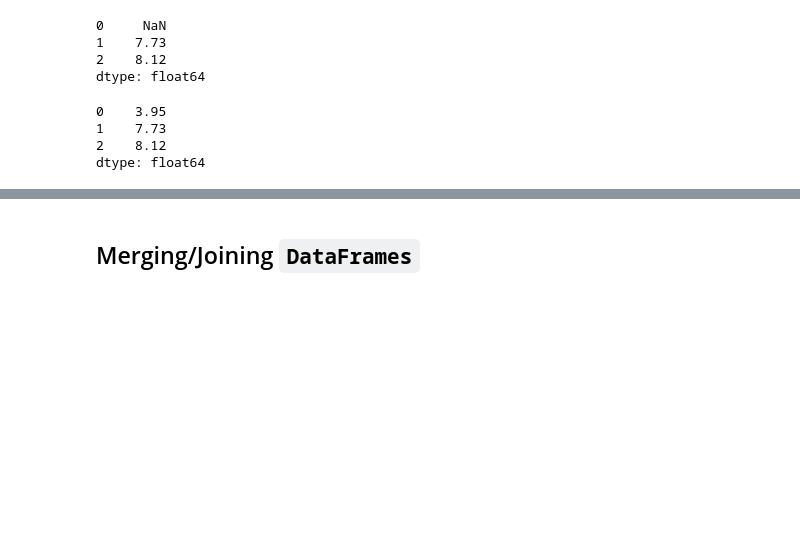
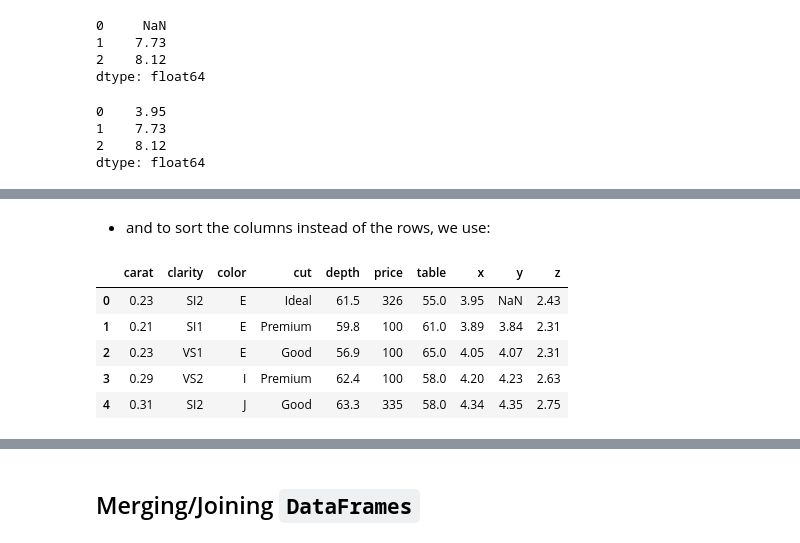
Before and after one commit to adriang1003/AM170B, a Jupyter notebook: Lectures/L2/Data Visualization and Pandas Bootcamp.ipynb, the cells around one changed output, grey strips where cells are left out. Cells and saved outputs as stored; diff of their text form; code cells hidden in the pictures; blank space fills up the shorter version.

```diff
--- a/Lectures/L2/Data Visualization and Pandas Bootcamp.ipynb
+++ b/Lectures/L2/Data Visualization and Pandas Bootcamp.ipynb
@@ -389,2 +419,14 @@ dtype: float64
+# %% [markdown]
+- and to sort the columns instead of the rows, we use:
+# %%
+df.sort_index(axis = 1, inplace = True)
+df.head()
+# %% [output]
+|  | carat | clarity | color | cut | depth | price | table | x | y | z |
+| 0 | 0.23 | SI2 | E | Ideal | 61.5 | 326 | 55.0 | 3.95 | NaN | 2.43 |
+| 1 | 0.21 | SI1 | E | Premium | 59.8 | 100 | 61.0 | 3.89 | 3.84 | 2.31 |
+| 2 | 0.23 | VS1 | E | Good | 56.9 | 100 | 65.0 | 4.05 | 4.07 | 2.31 |
+| 3 | 0.29 | VS2 | I | Premium | 62.4 | 100 | 58.0 | 4.20 | 4.23 | 2.63 |
+| 4 | 0.31 | SI2 | J | Good | 63.3 | 335 | 58.0 | 4.34 | 4.35 | 2.75 |
 # %% [markdown]
 ## Missing Data
```
Also changed, not shown: parts of 26 cells of this notebook, 1 other file.
